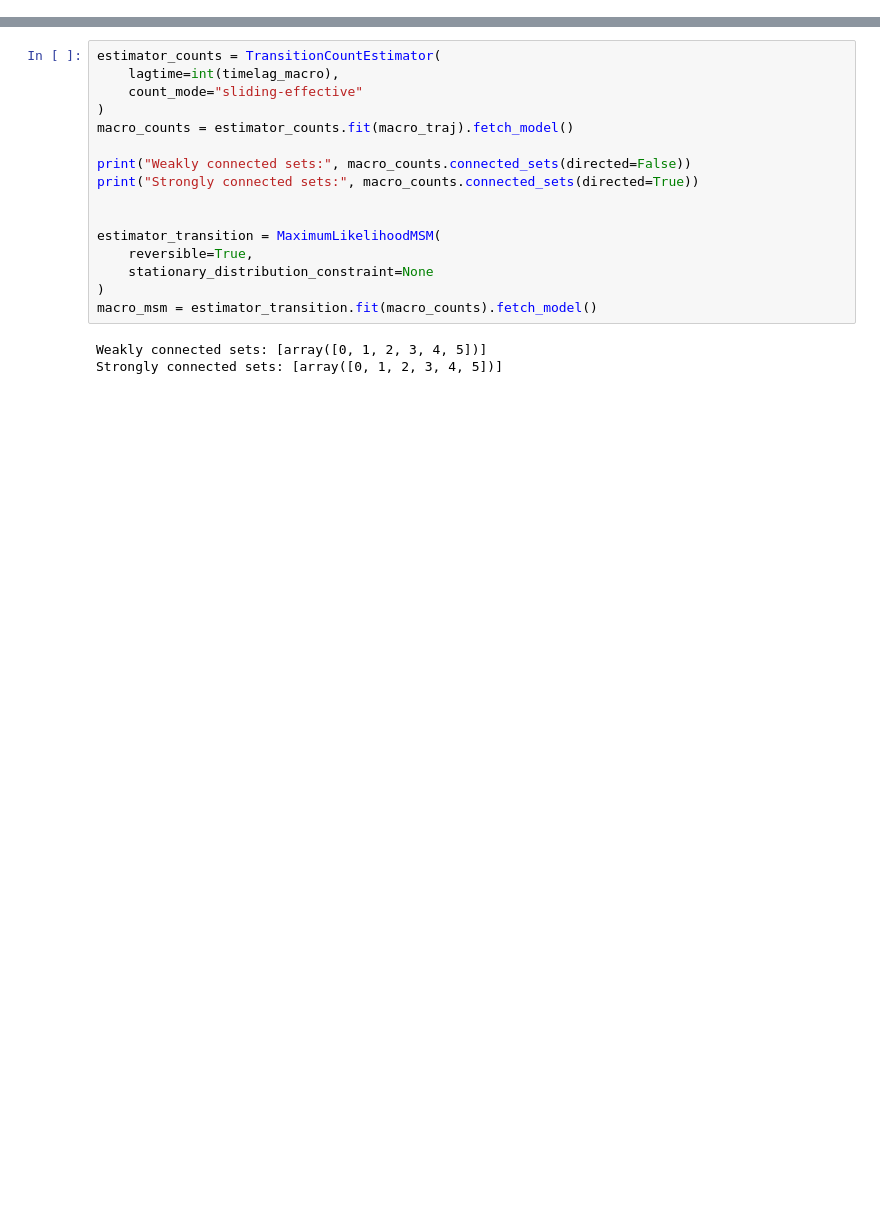
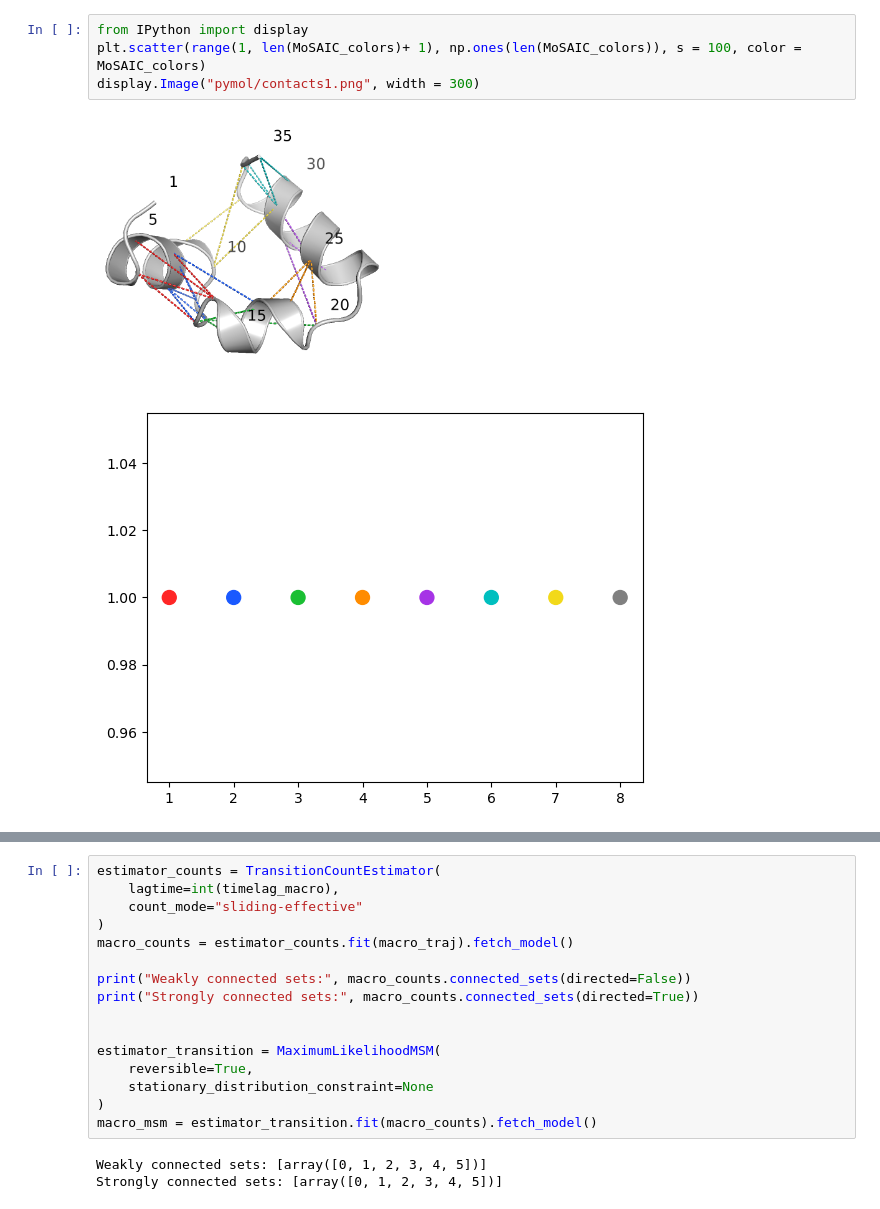
Before and after one commit to miriamzara/MSM, a Jupyter notebook: step_4_analysis.ipynb, the cells around one changed output, grey strips where cells are left out. Cells and saved outputs as stored; diff of their text form; blank space fills up the shorter version.

```diff
--- a/step_4_analysis.ipynb
+++ b/step_4_analysis.ipynb
@@ -111,0 +182,7 @@ plt.show()
+# %%
+from IPython import display
+plt.scatter(range(1, len(MoSAIC_colors)+ 1), np.ones(len(MoSAIC_colors)), s = 100, color = MoSAIC_colors)
+display.Image("pymol/contacts1.png", width = 300)
+# %% [output]
+[figure, added]
+[figure, added]
```
Also changed, not shown: parts of 22 cells of this notebook, 1 other file.
